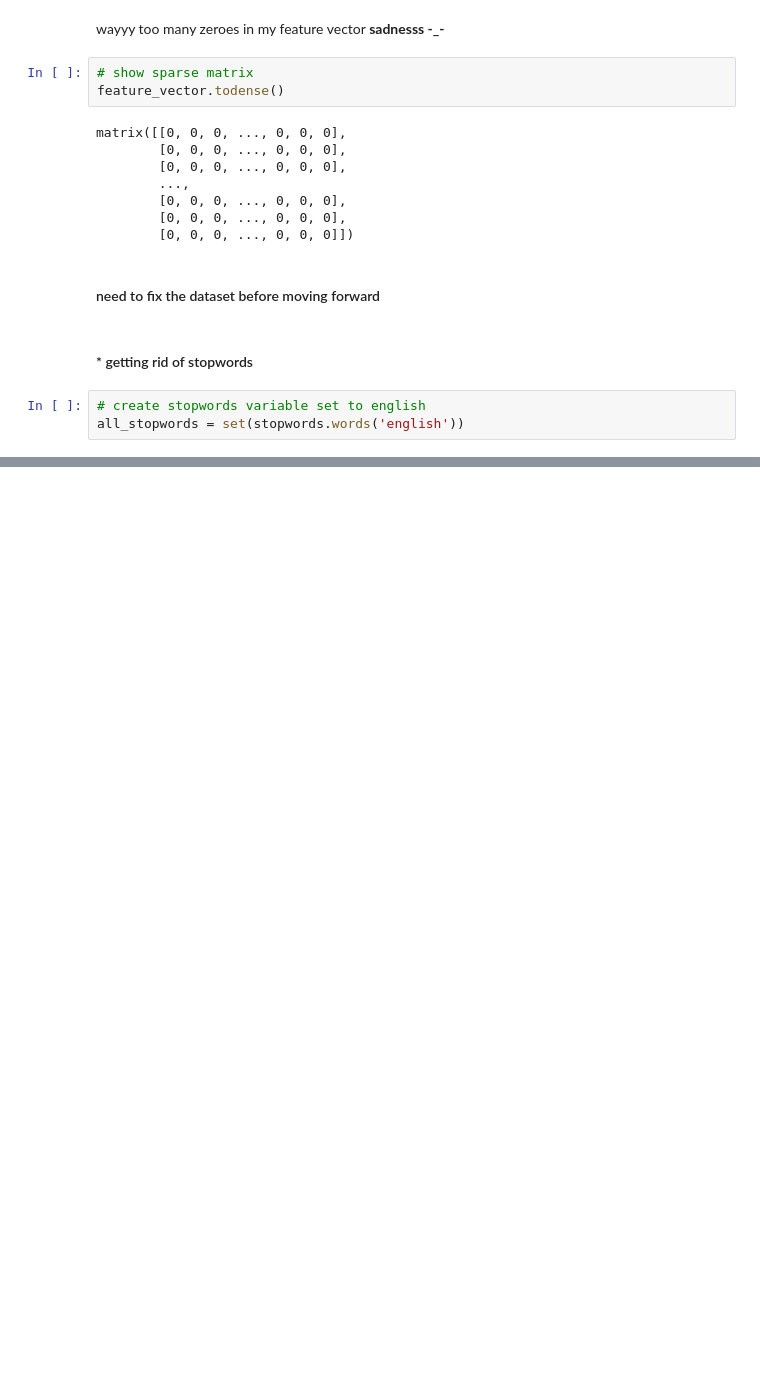
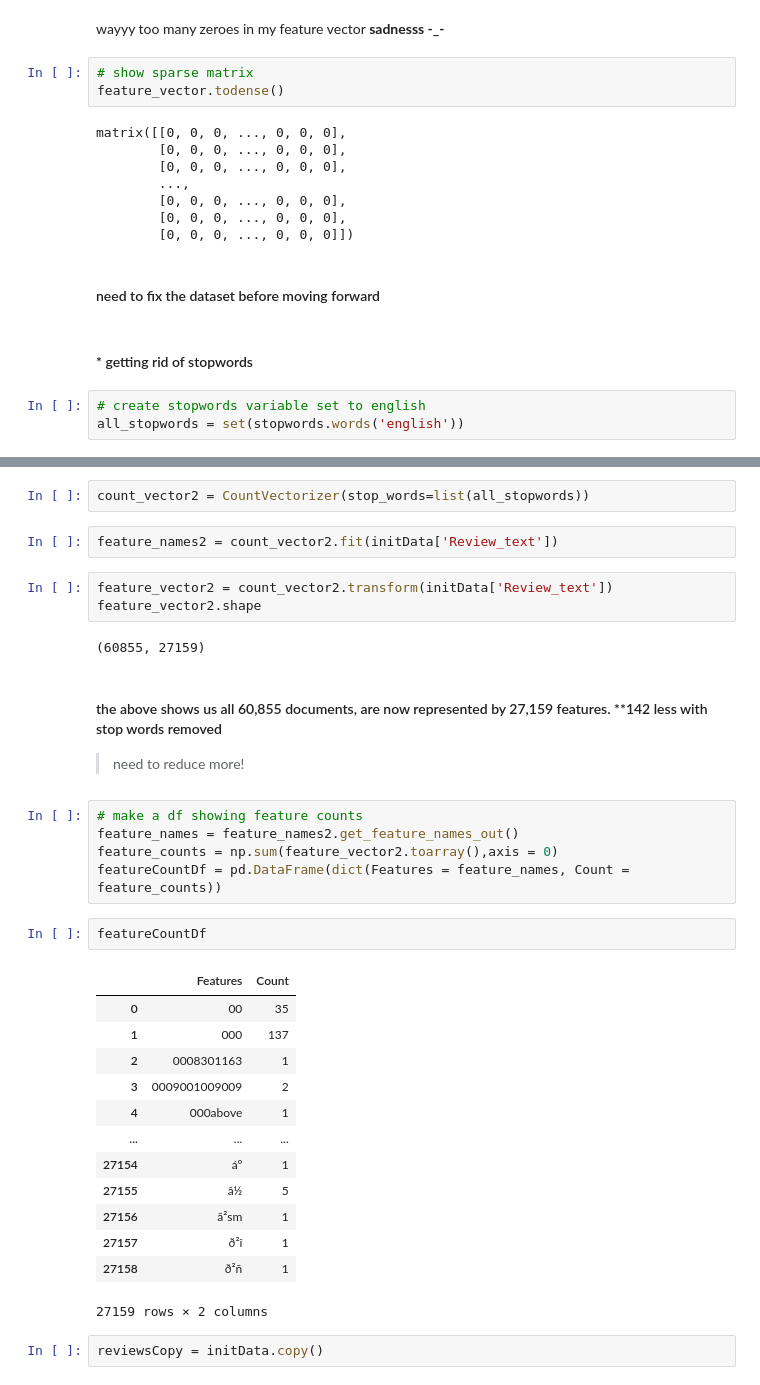
Before and after one commit to dantrellperson/project-sentiment, a Jupyter notebook: project-sentiment-draft1.ipynb, the cells around one changed output, grey strips where cells are left out. Cells and saved outputs as stored; diff of their text form; blank space fills up the shorter version.

```diff
--- a/project-sentiment-draft1.ipynb
+++ b/project-sentiment-draft1.ipynb
@@ -163,0 +190,35 @@ all_stopwords = set(stopwords.words('english'))
+# %%
+count_vector2 = CountVectorizer(stop_words=list(all_stopwords))
+# %%
+feature_names2 = count_vector2.fit(initData['Review_text'])
+# %%
+feature_vector2 = count_vector2.transform(initData['Review_text'])
+feature_vector2.shape
+# %% [output]
+(60855, 27159)
+# %% [markdown]
+#### the above shows us all 60,855 documents, are now represented by 27,159 features. **142 less with stop words removed
+> need to reduce more!
+# %%
+# make a df showing feature counts
+feature_names = feature_names2.get_feature_names_out()
+feature_counts = np.sum(feature_vector2.toarray(),axis = 0)
+featureCountDf = pd.DataFrame(dict(Features = feature_names, Count = feature_counts))
+# %%
+featureCountDf
+# %% [output]
+|  | Features | Count |
+| 0 | 00 | 35 |
+| 1 | 000 | 137 |
+| 2 | 0008301163 | 1 |
+| 3 | 0009001009009 | 2 |
+| 4 | 000above | 1 |
+| ... | ... | ... |
+| 27154 | áº | 1 |
+| 27155 | â½ | 5 |
+| 27156 | ã²sm | 1 |
+| 27157 | ð²î | 1 |
+| 27158 | ð²ñ | 1 |
+27159 rows × 2 columns
+# %%
+reviewsCopy = initData.copy()
```
Also changed, not shown: parts of 62 cells of this notebook, 2 other files.
